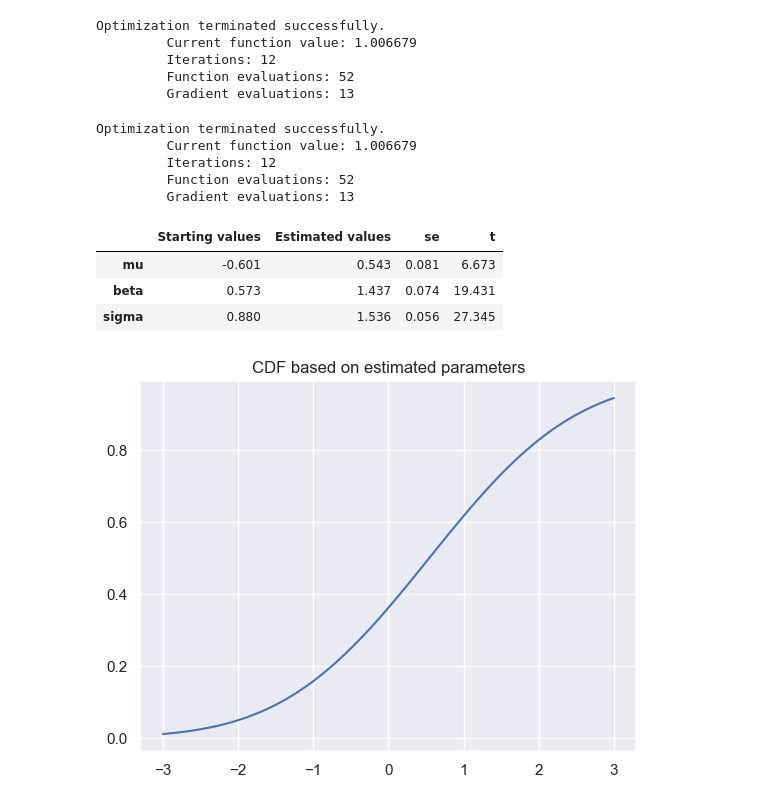
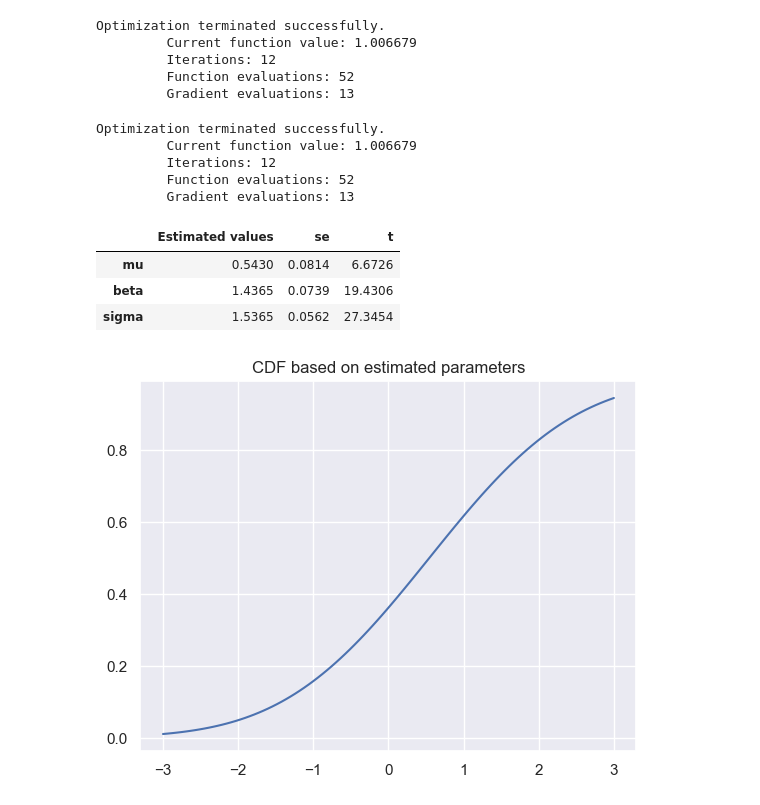
Before and after one commit to lkh927/AME-2024-Projects, a Jupyter notebook: Exam project (tiboT)/Exam_project test.ipynb, the cells around one changed output. Saved outputs shown, nothing was run; the diff lists cells and outputs as text; code cells hidden in the pictures.

```diff
--- a/Exam project (tiboT)/Exam_project test.ipynb
+++ b/Exam project (tiboT)/Exam_project test.ipynb
@@ -56,23 +56,22 @@ Optimization terminated successfully.
          Gradient evaluations: 13
 # %%
 res1 = estimation.estimate(tibot.q, theta0, y, x)
-result_dict1 = {'Starting values': theta0,
-              'Estimated values': res1['theta'],
+result_dict1 = {'Estimated values': res1['theta'],
               'se': res1['se'],
               't': res1['t']}
 lab_theta = ['mu', 'beta', 'sigma']
 
-pd.DataFrame(result_dict1, index=lab_theta).round(3)
+pd.DataFrame(result_dict1, index=lab_theta).round(4)
 # %% [output]
 Optimization terminated successfully.
          Current function value: 1.006679
          Iterations: 12
          Function evaluations: 52
          Gradient evaluations: 13
-|  | Starting values | Estimated values | se | t |
-| mu | -0.601 | 0.543 | 0.081 | 6.673 |
-| beta | 0.573 | 1.437 | 0.074 | 19.431 |
-| sigma | 0.880 | 1.536 | 0.056 | 27.345 |
+|  | Estimated values | se | t |
+| mu | 0.5430 | 0.0814 | 6.6726 |
+| beta | 1.4365 | 0.0739 | 19.4306 |
+| sigma | 1.5365 | 0.0562 | 27.3454 |
 # %%
 #Draw cdf based on estimated parameters
 mu = res1['theta'][0]
```
